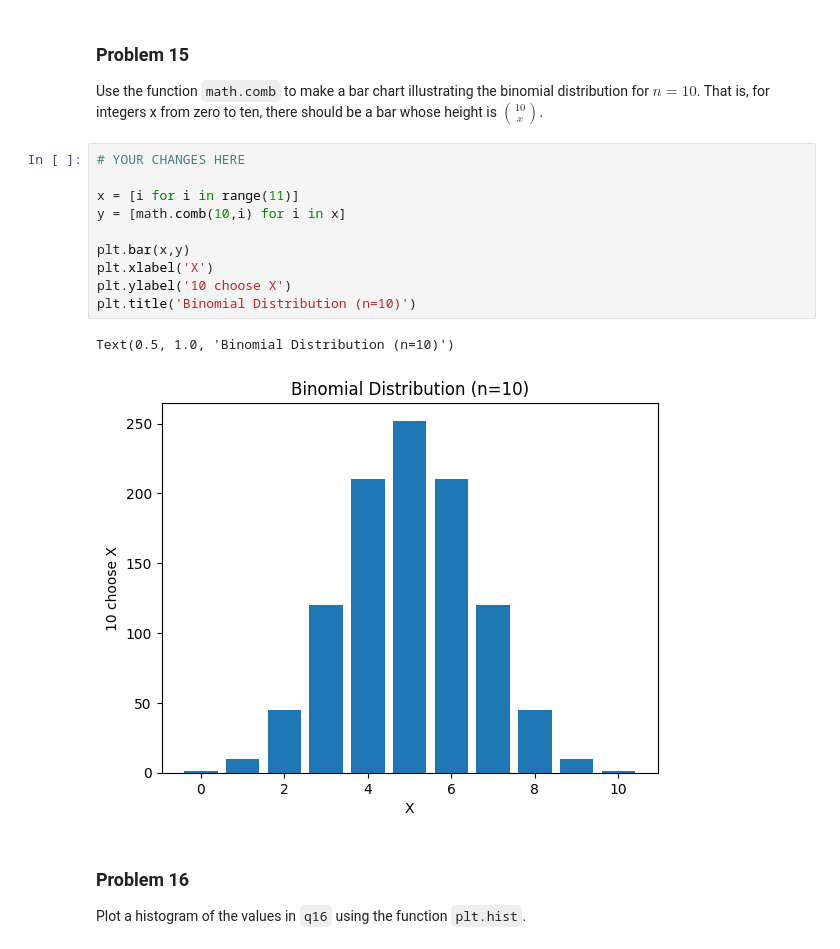
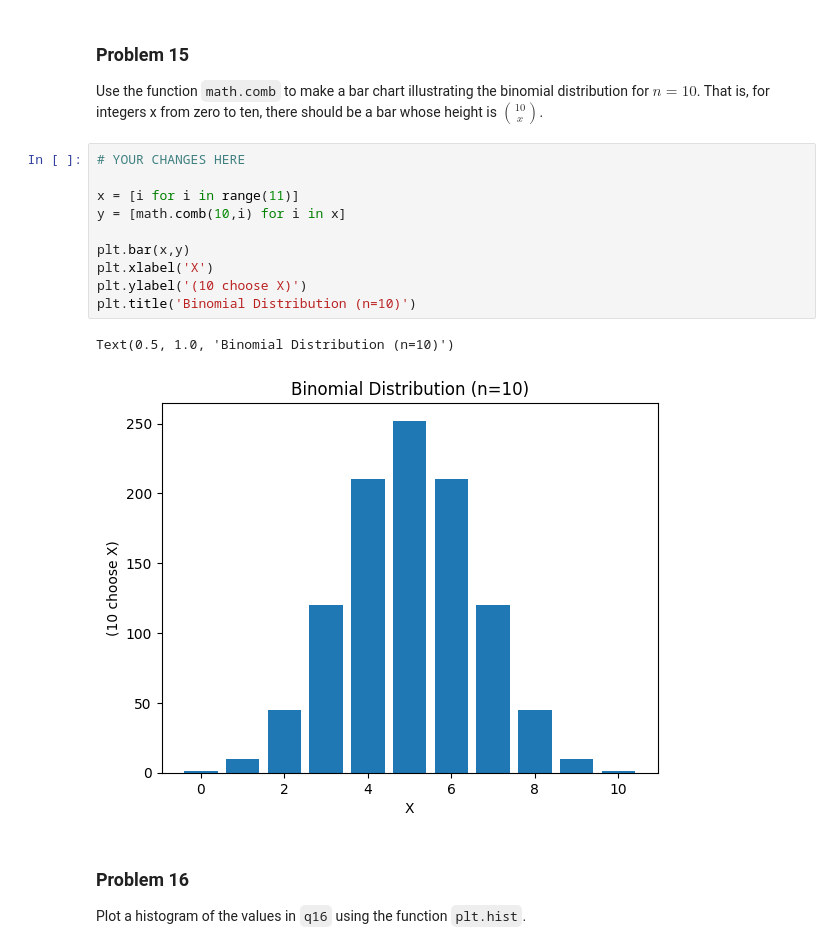
Before and after one commit to bvanson/dx602-homework-05, a Jupyter notebook: homeworTest.ipynb, the cells around one changed output. Drawn from its saved outputs; the diff is of its cells as text.

```diff
--- a/homeworTest.ipynb
+++ b/homeworTest.ipynb
@@ -463,16 +464,16 @@ That is, for integers x from zero to ten, there should be a bar whose height is
 # %%
 # YOUR CHANGES HERE
 
 x = [i for i in range(11)]
 y = [math.comb(10,i) for i in x]
 
 plt.bar(x,y)
 plt.xlabel('X')
-plt.ylabel('10 choose X')
+plt.ylabel('(10 choose X)')
 plt.title('Binomial Distribution (n=10)')
 # %% [output]
 Text(0.5, 1.0, 'Binomial Distribution (n=10)')
-[figure, old version]
+[figure, new version]
 # %% [markdown]
 ### Problem 16
 
```
Also changed, not shown: parts of 7 cells of this notebook.
